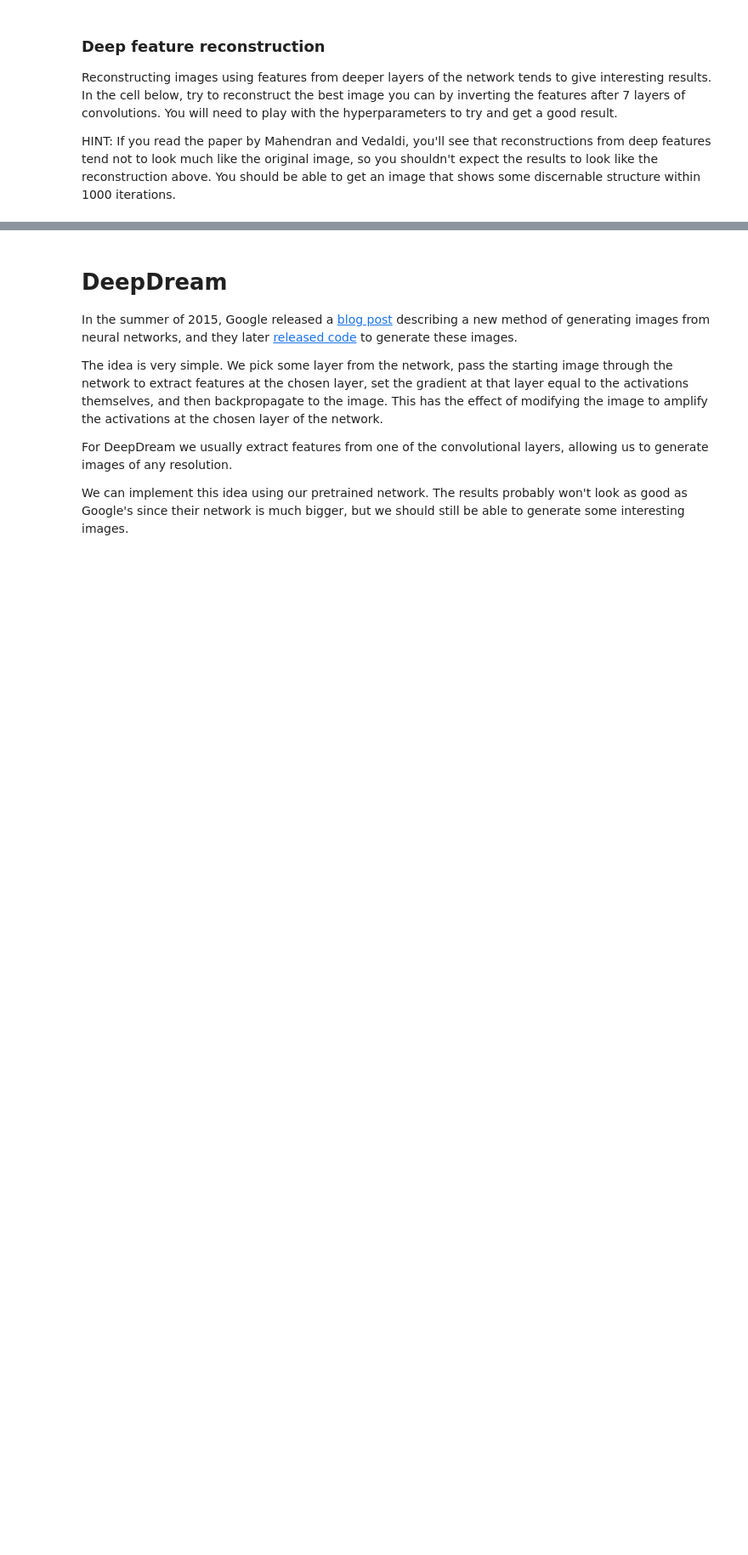
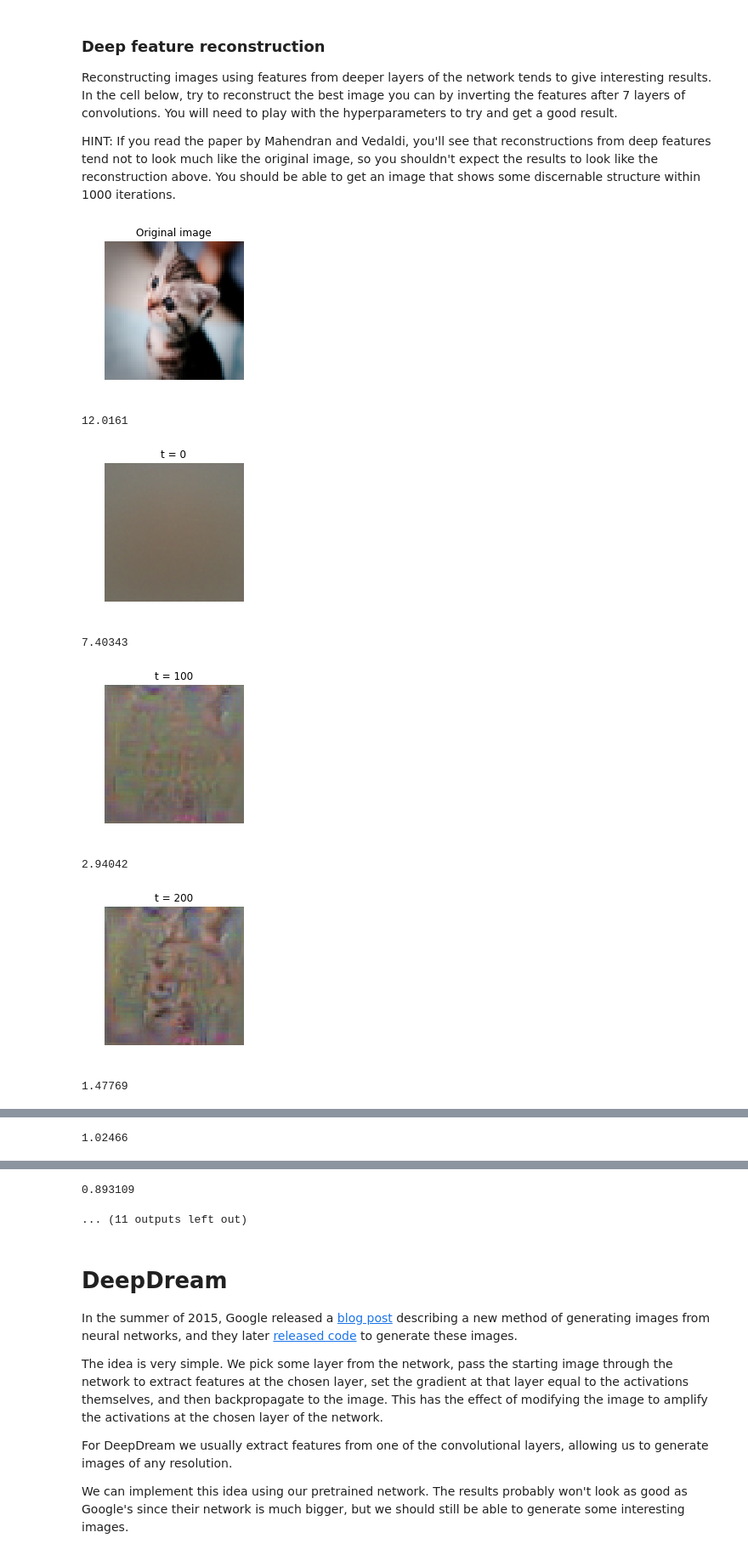
Before and after one commit to yasiemir/cs231n-winter_2016, a Jupyter notebook: assignment3/ImageGeneration.ipynb, the cells around one changed output, grey strips where cells are left out. Shown at 85% size. Cells and saved outputs as stored; diff of their text form; code cells hidden in the pictures; blank space fills up the shorter version.

```diff
--- a/assignment3/ImageGeneration.ipynb
+++ b/assignment3/ImageGeneration.ipynb
@@ -181,7 +206,12 @@ def invert_features(target_feats, layer, model, **kwargs):
     # large pixel values in the generated image using the l2_reg parameter;    #
     # then update the generated image using the learning_rate from above.      #
     ############################################################################
-    pass
+    activ, cache = model.forward(X, end = layer, mode = 'test')
+    deact = 2*(activ - target_feats)
+    loss = np.sum((activ-target_feats)**2)
+    dX, grads = model.backward(deact, cache)
+    dX += 2*l2_reg*X
+    X -= learning_rate*dX
     ############################################################################
     #                             END OF YOUR CODE                             #
     ############################################################################
@@ -194,6 +224,7 @@ def invert_features(target_feats, layer, model, **kwargs):
       X = blur_image(X)
 
     if (show_every > 0) and (t % show_every == 0 or t + 1 == num_iterations):
+      print loss
       plt.imshow(deprocess_image(X, data['mean_image']))
       plt.gcf().set_size_inches(3, 3)
       plt.axis('off')
@@ -237,28 +280,44 @@ HINT: If you read the paper by Mahendran and Vedaldi, you'll see that reconstruc
 # %%
 filename = 'kitten.jpg'
 layer = 6 # layers start from 0 so these are features after 7 convolutions
 img = imresize(imread(filename), (64, 64))
 
 plt.imshow(img)
 plt.gcf().set_size_inches(3, 3)
 plt.title('Original image')
 plt.axis('off')
 plt.show()
 
 # Preprocess the image before passing it to the network:
 # subtract the mean, add a dimension, etc
 img_pre = preprocess_image(img, data['mean_image'])
 
 # Extract features from the image
 feats, _ = model.forward(img_pre, end=layer)
 
 # Invert the features
 # You will need to play with these parameters.
 kwargs = {
   'num_iterations': 1000,
   'learning_rate': 0,
   'l2_reg': 0,
   'show_every': 100,
   'blur_every': 0,
 }
+kwargs = {
+  'num_iterations': 1000,
+  'learning_rate': 7500,
+  'l2_reg': 1e-8,
+  'show_every': 100,
+  'blur_every': 10,
+}
 X = invert_features(feats, layer, model, **kwargs)
+# %% [output]
+[figure, added]
+12.0161
+[figure, added]
+7.40343
+[figure, added]
+2.94042
+[figure, added]
+1.47769
@@ -264,0 +325 @@ X = invert_features(feats, layer, model, **kwargs)
+1.02466
@@ -265,3 +327,5 @@ X = invert_features(feats, layer, model, **kwargs)
+0.893109
+... (11 outputs left out)
 # %% [markdown]
 # DeepDream
 In the summer of 2015, Google released a [blog post](http://googleresearch.blogspot.com/2015/06/inceptionism-going-deeper-into-neural.html) describing a new method of generating images from neural networks, and they later [released code](https://github.com/google/deepdream) to generate these images.
```
Also changed, not shown: parts of 7 cells of this notebook.
